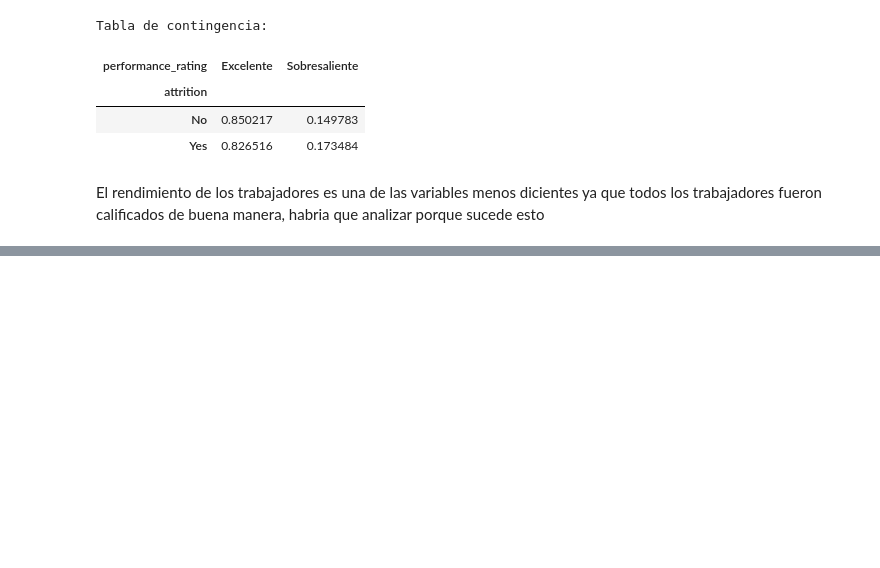
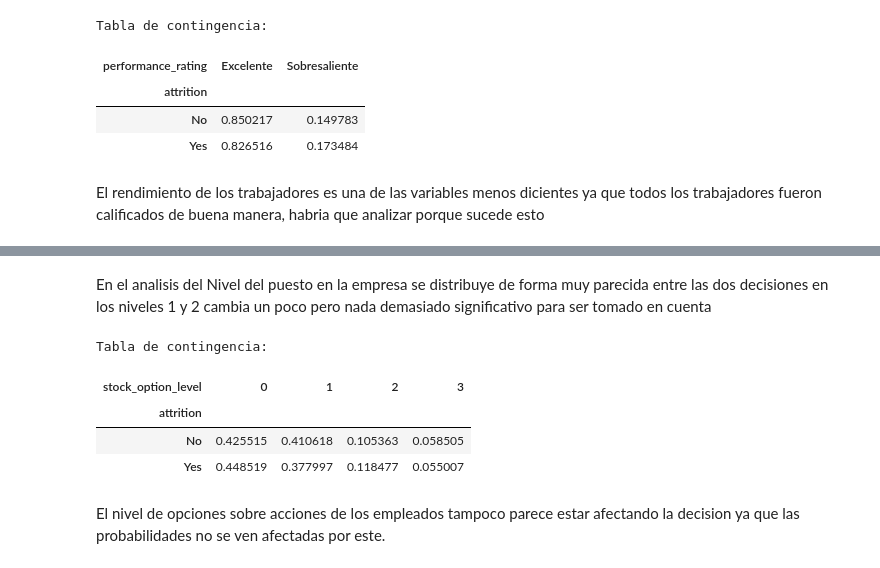
Before and after one commit to AlexanderBedoyaC/pediccion_abandono_empleo, a Jupyter notebook: 4.1. Brahayan - Análisis bivariado categóricas.ipynb, the cells around one changed output, grey strips where cells are left out. Drawn from its saved outputs; the diff is of its cells as text; code cells hidden in the pictures; blank space fills up the shorter version.

```diff
--- a/4.1. Brahayan - Análisis bivariado categóricas.ipynb
+++ b/4.1. Brahayan - Análisis bivariado categóricas.ipynb
@@ -141,0 +145,12 @@ El rendimiento de los trabajadores es una de las variables menos dicientes ya qu
+# %% [markdown]
+En el analisis del Nivel del puesto en la empresa se distribuye de forma muy parecida entre las dos decisiones en los niveles 1 y 2 cambia un poco pero nada demasiado significativo para ser tomado en cuenta
+# %%
+utils.Analisisbivariado(df,['attrition','stock_option_level'],"v","relative",px.colors.qualitative.T10)
+# %% [output]
+Tabla de contingencia:
+| stock_option_level | 0 | 1 | 2 | 3 |
+| attrition |  |  |  |  |
+| No | 0.425515 | 0.410618 | 0.105363 | 0.058505 |
+| Yes | 0.448519 | 0.377997 | 0.118477 | 0.055007 |
+# %% [markdown]
+El nivel de opciones sobre acciones de los empleados tampoco parece estar afectando la decision ya que las probabilidades no se ven afectadas por este.
```
Also changed, not shown: parts of 15 cells of this notebook, 4 other files.
